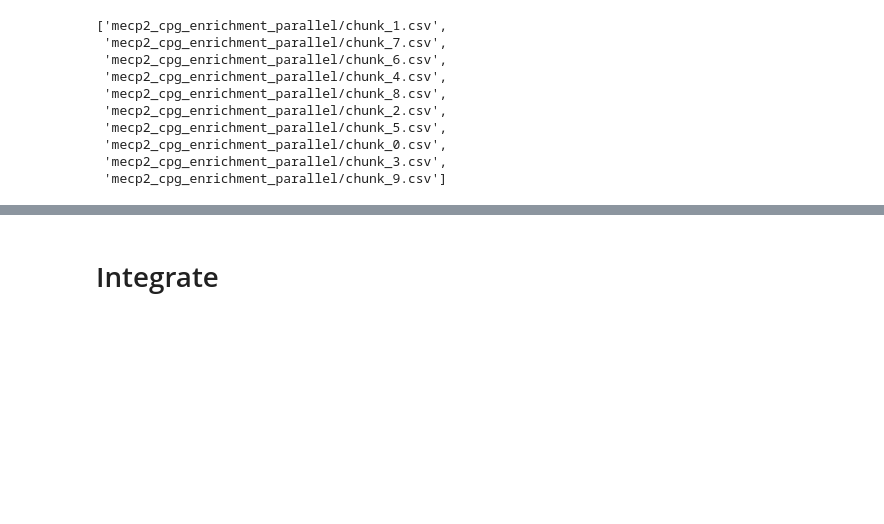
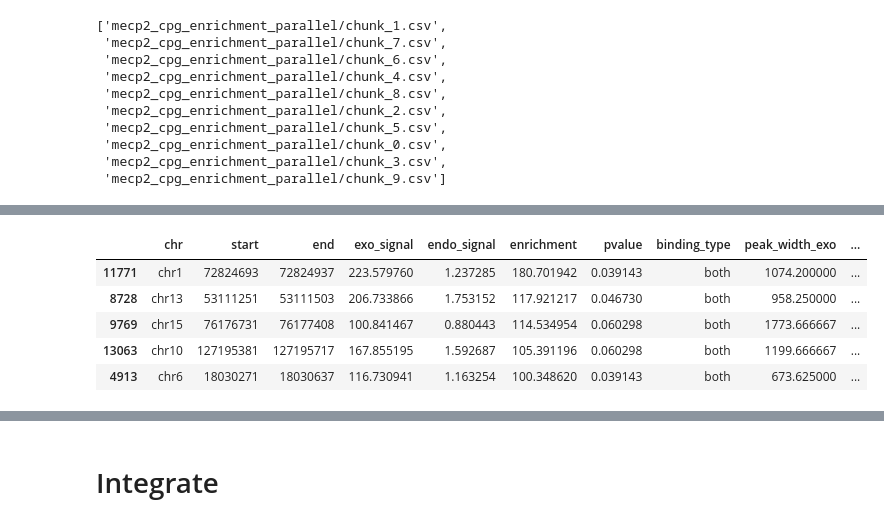
Before and after one commit to michal7kw/SRF_MeCP2_CUTandTAG, a Jupyter notebook: iterative_alternative/analyze_mecp2_cpg_enrichment/analyze_cpg_enrichment.ipynb, the cells around one changed output, grey strips where cells are left out. Saved outputs shown, nothing was run; the diff lists cells and outputs as text; code cells hidden in the pictures; blank space fills up the shorter version.

```diff
--- a/iterative_alternative/analyze_mecp2_cpg_enrichment/analyze_cpg_enrichment.ipynb
+++ b/iterative_alternative/analyze_mecp2_cpg_enrichment/analyze_cpg_enrichment.ipynb
@@ -157,0 +147,10 @@ df_parallel.to_csv('mecp2_cpg_enrichment_parallel/mecp2_cpg_enrichment_parallel.
+# %%
+df_both = df_both.sort_values('enrichment', ascending=False)
+df_both.head()
+# %% [output]
+|  | chr | start | end | exo_signal | endo_signal | enrichment | pvalue | binding_type | peak_width_exo | ... |
+| 11771 | chr1 | 72824693 | 72824937 | 223.579760 | 1.237285 | 180.701942 | 0.039143 | both | 1074.200000 | ... |
+| 8728 | chr13 | 53111251 | 53111503 | 206.733866 | 1.753152 | 117.921217 | 0.046730 | both | 958.250000 | ... |
+| 9769 | chr15 | 76176731 | 76177408 | 100.841467 | 0.880443 | 114.534954 | 0.060298 | both | 1773.666667 | ... |
+| 13063 | chr10 | 127195381 | 127195717 | 167.855195 | 1.592687 | 105.391196 | 0.060298 | both | 1199.666667 | ... |
+| 4913 | chr6 | 18030271 | 18030637 | 116.730941 | 1.163254 | 100.348620 | 0.039143 | both | 673.625000 | ... |
```
Also changed, not shown: parts of 17 cells of this notebook, 23 other files.
